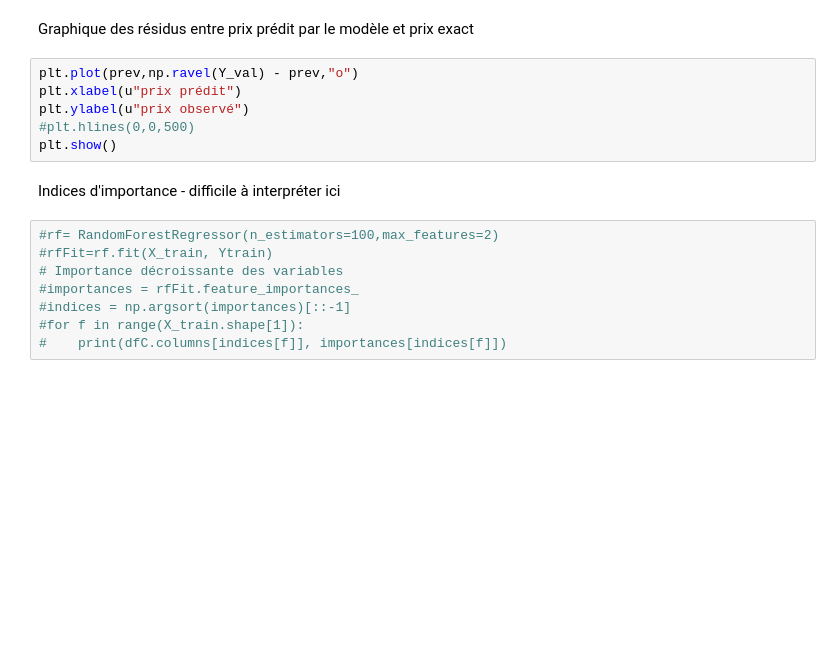
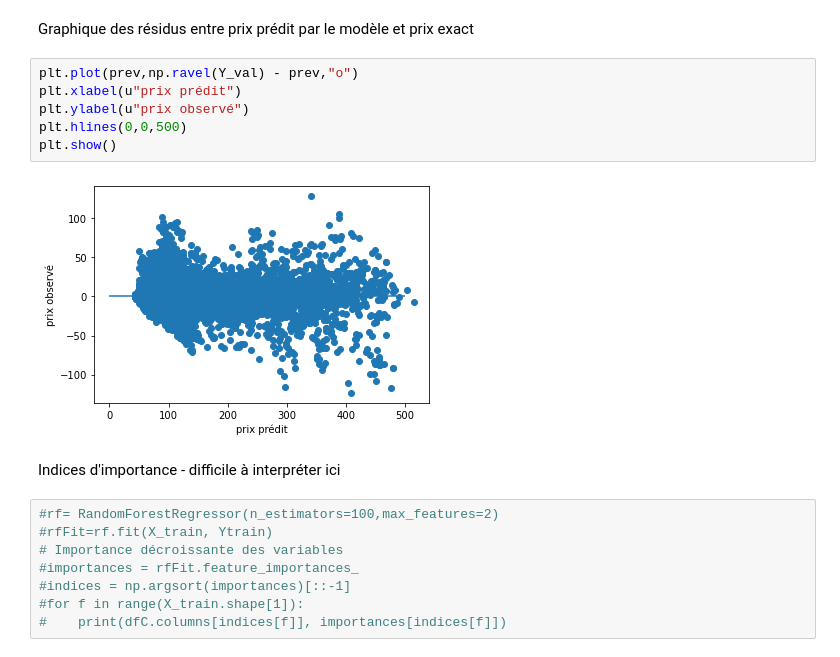
Before and after one commit to TryoenJ/Defi-IA, a Jupyter notebook: model-nr.ipynb, the cells around one changed output. Drawn from its saved outputs; the diff is of its cells as text; blank space fills up the shorter version.

```diff
--- a/model-nr.ipynb
+++ b/model-nr.ipynb
@@ -217,9 +240,11 @@ Graphique des résidus entre prix prédit par le modèle et prix exact
 # %%
 plt.plot(prev,np.ravel(Y_val) - prev,"o")
 plt.xlabel(u"prix prédit")
 plt.ylabel(u"prix observé")
-#plt.hlines(0,0,500)
+plt.hlines(0,0,500)
 plt.show()
+# %% [output]
+[figure, added]
 # %% [markdown]
 Indices d'importance - difficile à interpréter ici
 # %%
```
Also changed, not shown: parts of 31 cells of this notebook.
